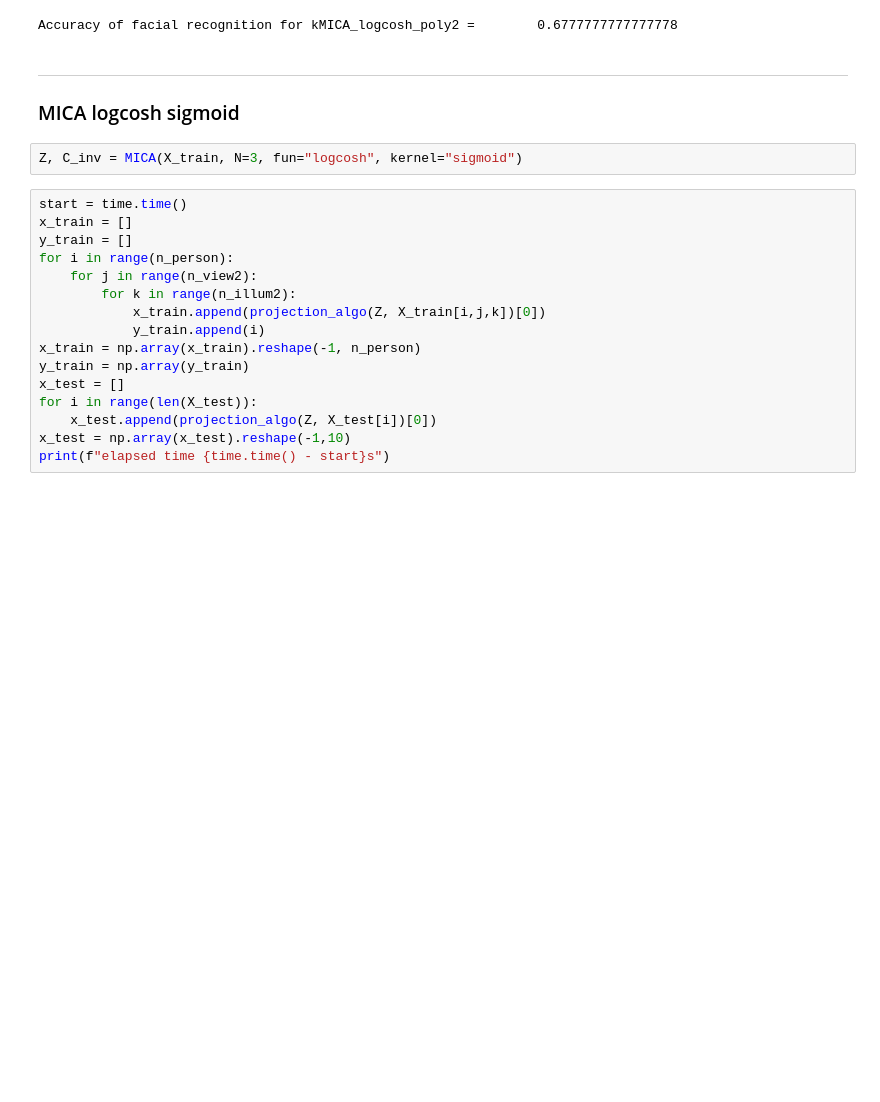
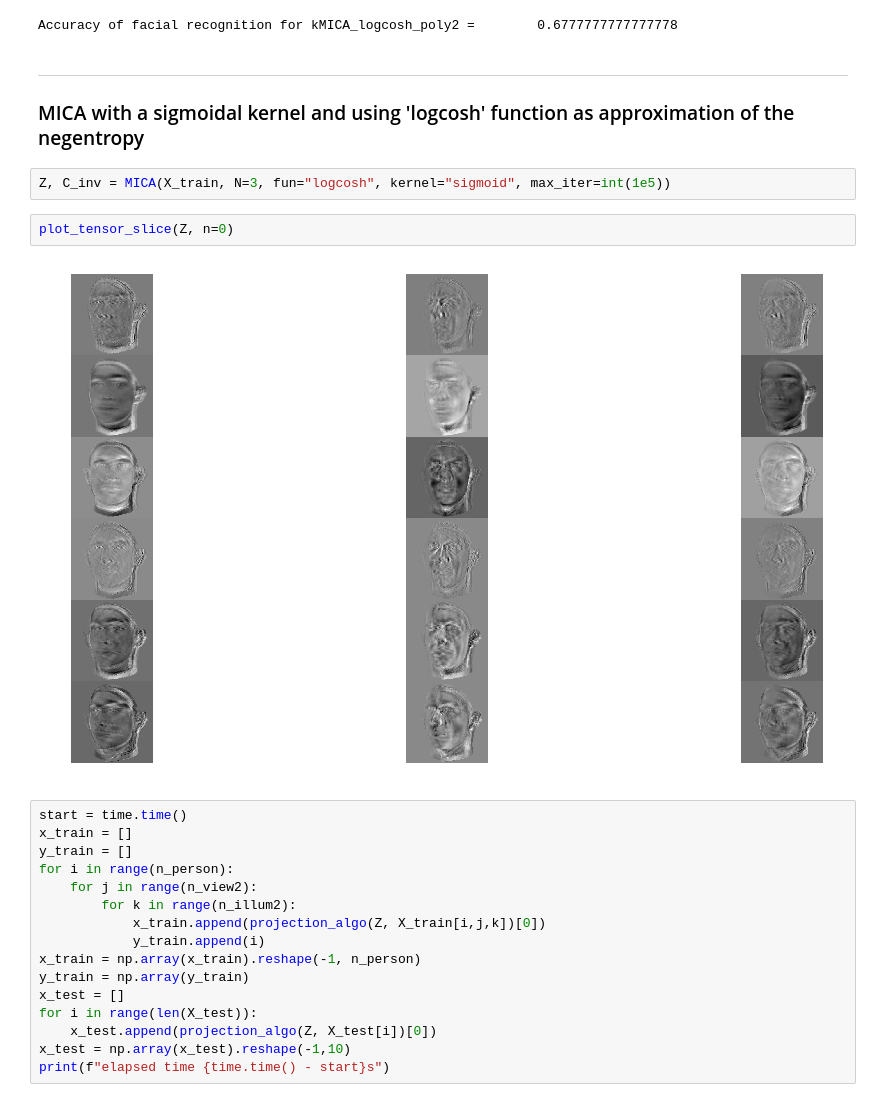
Before and after one commit to aalkhalil155/Kernalized-MICA, a Jupyter notebook: kMICA_2.ipynb, the cells around one changed output. Drawn from its saved outputs; the diff is of its cells as text; blank space fills up the shorter version.

```diff
--- a/kMICA_2.ipynb
+++ b/kMICA_2.ipynb
@@ -489,11 +464,15 @@ results[exp] = knn.score(x_test, y_test)
 print(f"Accuracy of facial recognition for {exp} = \t{results[exp]}")
 # %% [output]
 Accuracy of facial recognition for kMICA_logcosh_poly2 =        0.6777777777777778
-# %% [markdown]
----------
-### MICA logcosh sigmoid
+# %% [markdown]
+---------
+### MICA with a sigmoidal kernel and using 'logcosh' function as approximation of the negentropy
 # %%
-Z, C_inv = MICA(X_train, N=3, fun="logcosh", kernel="sigmoid")
+Z, C_inv = MICA(X_train, N=3, fun="logcosh", kernel="sigmoid", max_iter=int(1e5))
+# %%
+plot_tensor_slice(Z, n=0)
+# %% [output]
+[figure, added]
 # %%
 start = time.time()
 x_train = []
```
Also changed, not shown: parts of 14 cells of this notebook, 1 other file.
